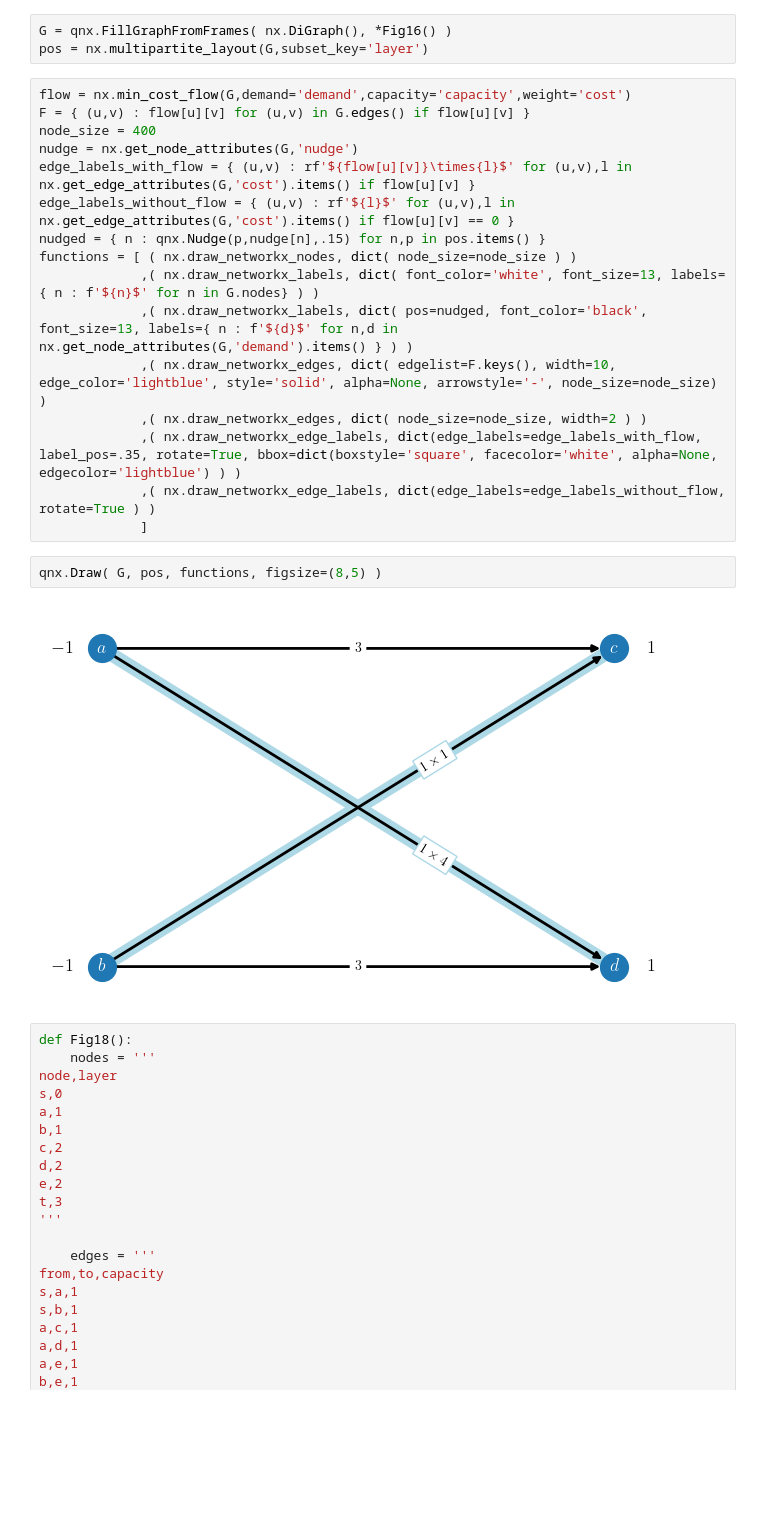
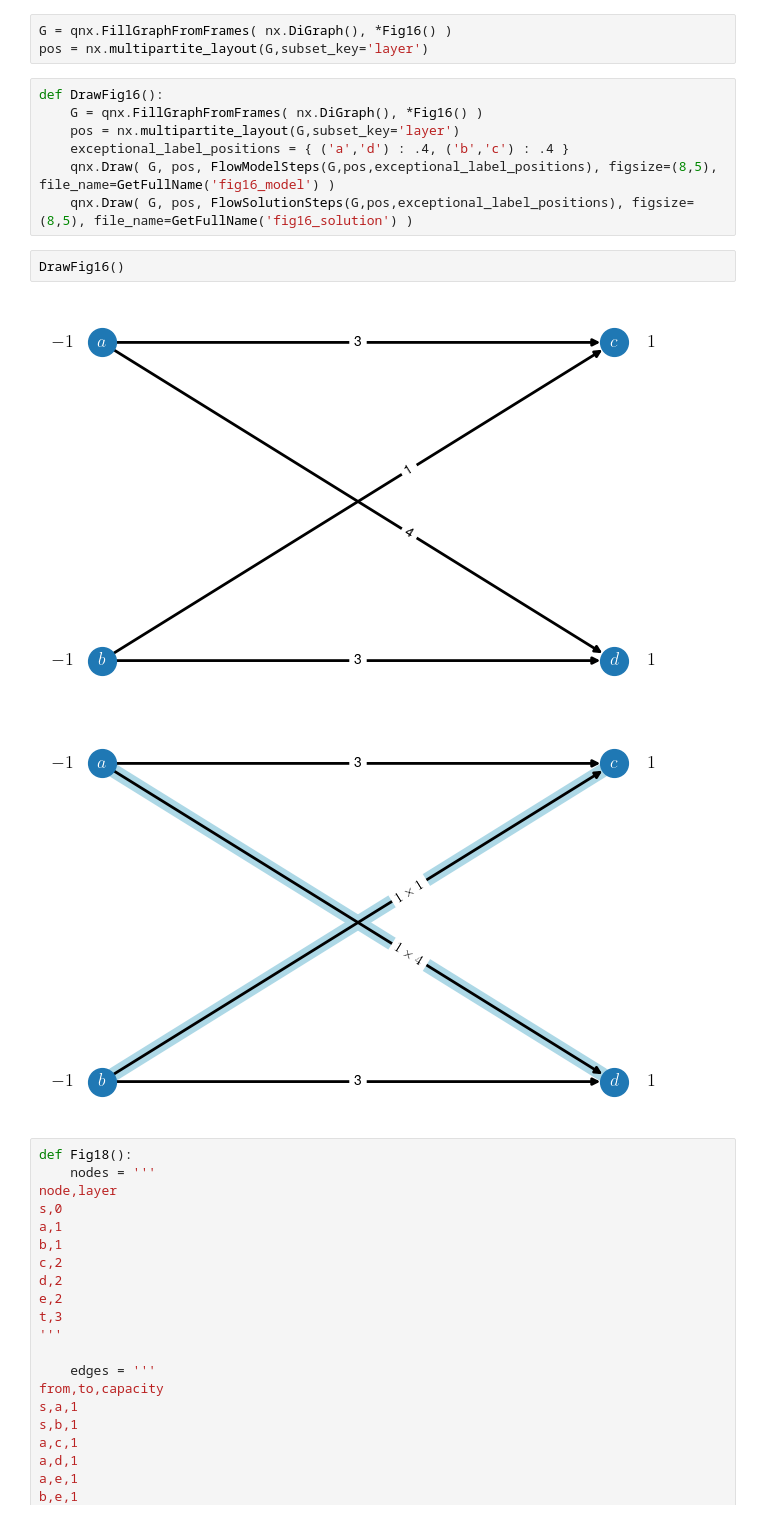
Before and after one commit to gromicho/tools, a Jupyter notebook: notebooks/book.ipynb, the cells around one changed output. Drawn from its saved outputs; the diff is of its cells as text; blank space fills up the shorter version.

```diff
--- a/notebooks/book.ipynb
+++ b/notebooks/book.ipynb
@@ -278,26 +340,18 @@ b,d,3
 # %%
 G = qnx.FillGraphFromFrames( nx.DiGraph(), *Fig16() )
 pos = nx.multipartite_layout(G,subset_key='layer')
-# %%
-flow = nx.min_cost_flow(G,demand='demand',capacity='capacity',weight='cost')
-F = { (u,v) : flow[u][v] for (u,v) in G.edges() if flow[u][v] }
-node_size = 400
-nudge = nx.get_node_attributes(G,'nudge')
-edge_labels_with_flow = { (u,v) : rf'${flow[u][v]}\times{l}$' for (u,v),l in nx.get_edge_attributes(G,'cost').items() if flow[u][v] }
-edge_labels_without_flow = { (u,v) : rf'${l}$' for (u,v),l in nx.get_edge_attributes(G,'cost').items() if flow[u][v] == 0 }
-nudged = { n : qnx.Nudge(p,nudge[n],.15) for n,p in pos.items() }
-functions = [ ( nx.draw_networkx_nodes, dict( node_size=node_size ) )
-             ,( nx.draw_networkx_labels, dict( font_color='white', font_size=13, labels={ n : f'${n}$' for n in G.nodes} ) )
-             ,( nx.draw_networkx_labels, dict( pos=nudged, font_color='black', font_size=13, labels={ n : f'${d}$' for n,d in nx.get_node_attributes(G,'demand').items() } ) )
-             ,( nx.draw_networkx_edges, dict( edgelist=F.keys(), width=10, edge_color='lightblue', style='solid', alpha=None, arrowstyle='-', node_size=node_size) )
-             ,( nx.draw_networkx_edges, dict( node_size=node_size, width=2 ) )
-             ,( nx.draw_networkx_edge_labels, dict(edge_labels=edge_labels_with_flow, label_pos=.35, rotate=True, bbox=dict(boxstyle='square', facecolor='white', alpha=None, edgecolor='lightblue') ) )
-             ,( nx.draw_networkx_edge_labels, dict(edge_labels=edge_labels_without_flow, rotate=True ) )
-             ]
-# %%
-qnx.Draw( G, pos, functions, figsize=(8,5) )
-# %% [output]
-[figure, removed]
+# %%
+def DrawFig16():
+    G = qnx.FillGraphFromFrames( nx.DiGraph(), *Fig16() )
+    pos = nx.multipartite_layout(G,subset_key='layer')
+    exceptional_label_positions = { ('a','d') : .4, ('b','c') : .4 }
+    qnx.Draw( G, pos, FlowModelSteps(G,pos,exceptional_label_positions), figsize=(8,5), file_name=GetFullName('fig16_model') )
+    qnx.Draw( G, pos, FlowSolutionSteps(G,pos,exceptional_label_positions), figsize=(8,5), file_name=GetFullName('fig16_solution') )
+# %%
+DrawFig16()
+# %% [output]
+[figure, added]
+[figure, added]
 # %%
 def Fig18():
     nodes = '''
```
Also changed, not shown: parts of 43 cells of this notebook, 1 other file.
